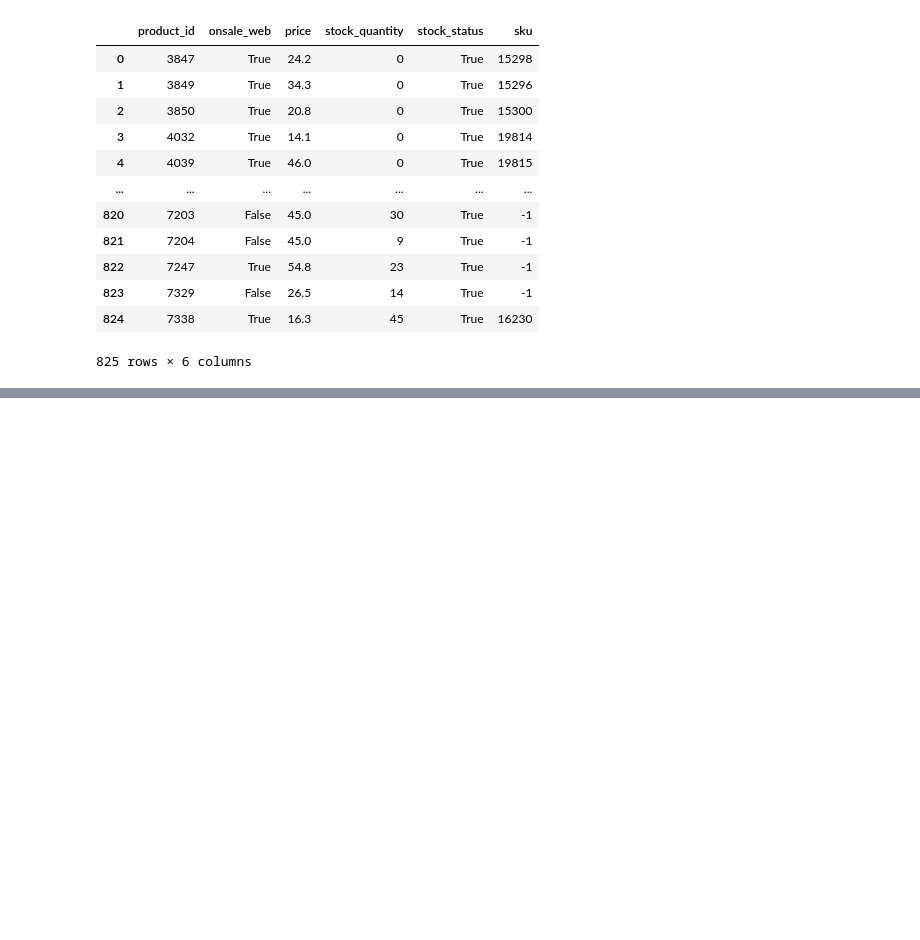
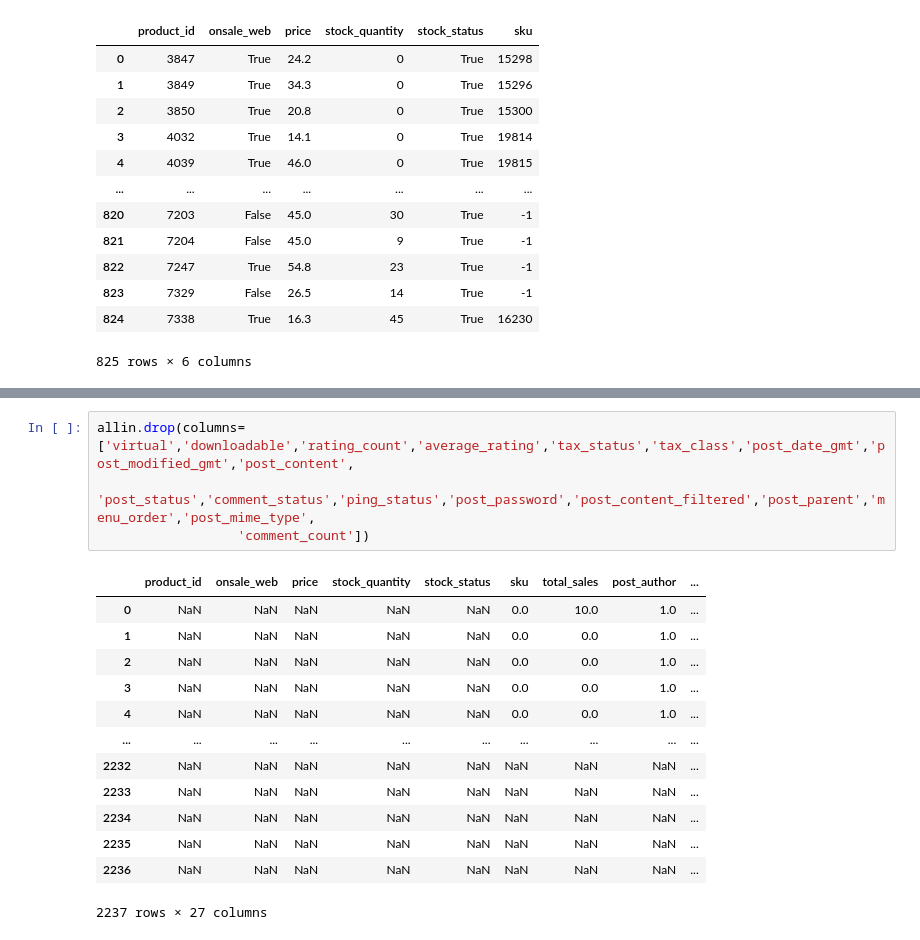
Before and after one commit to Idolrice/projet_6_OC, a Jupyter notebook: notebooks/projet6_V2.ipynb, the cells around one changed output, grey strips where cells are left out. Cells and saved outputs as stored; diff of their text form; blank space fills up the shorter version.

```diff
--- a/notebooks/projet6_V2.ipynb
+++ b/notebooks/projet6_V2.ipynb
@@ -890,0 +945,18 @@ display(allin)
+# %%
+allin.drop(columns=['virtual','downloadable','rating_count','average_rating','tax_status','tax_class','post_date_gmt','post_modified_gmt','post_content',
+                  'post_status','comment_status','ping_status','post_password','post_content_filtered','post_parent','menu_order','post_mime_type',
+                  'comment_count'])
+# %% [output]
+|  | product_id | onsale_web | price | stock_quantity | stock_status | sku | total_sales | post_author | ... |
+| 0 | NaN | NaN | NaN | NaN | NaN | 0.0 | 10.0 | 1.0 | ... |
+| 1 | NaN | NaN | NaN | NaN | NaN | 0.0 | 0.0 | 1.0 | ... |
+| 2 | NaN | NaN | NaN | NaN | NaN | 0.0 | 0.0 | 1.0 | ... |
+| 3 | NaN | NaN | NaN | NaN | NaN | 0.0 | 0.0 | 1.0 | ... |
+| 4 | NaN | NaN | NaN | NaN | NaN | 0.0 | 0.0 | 1.0 | ... |
+| ... | ... | ... | ... | ... | ... | ... | ... | ... | ... |
+| 2232 | NaN | NaN | NaN | NaN | NaN | NaN | NaN | NaN | ... |
+| 2233 | NaN | NaN | NaN | NaN | NaN | NaN | NaN | NaN | ... |
+| 2234 | NaN | NaN | NaN | NaN | NaN | NaN | NaN | NaN | ... |
+| 2235 | NaN | NaN | NaN | NaN | NaN | NaN | NaN | NaN | ... |
+| 2236 | NaN | NaN | NaN | NaN | NaN | NaN | NaN | NaN | ... |
+2237 rows × 27 columns
```
Also changed, not shown: parts of 11 cells of this notebook.
